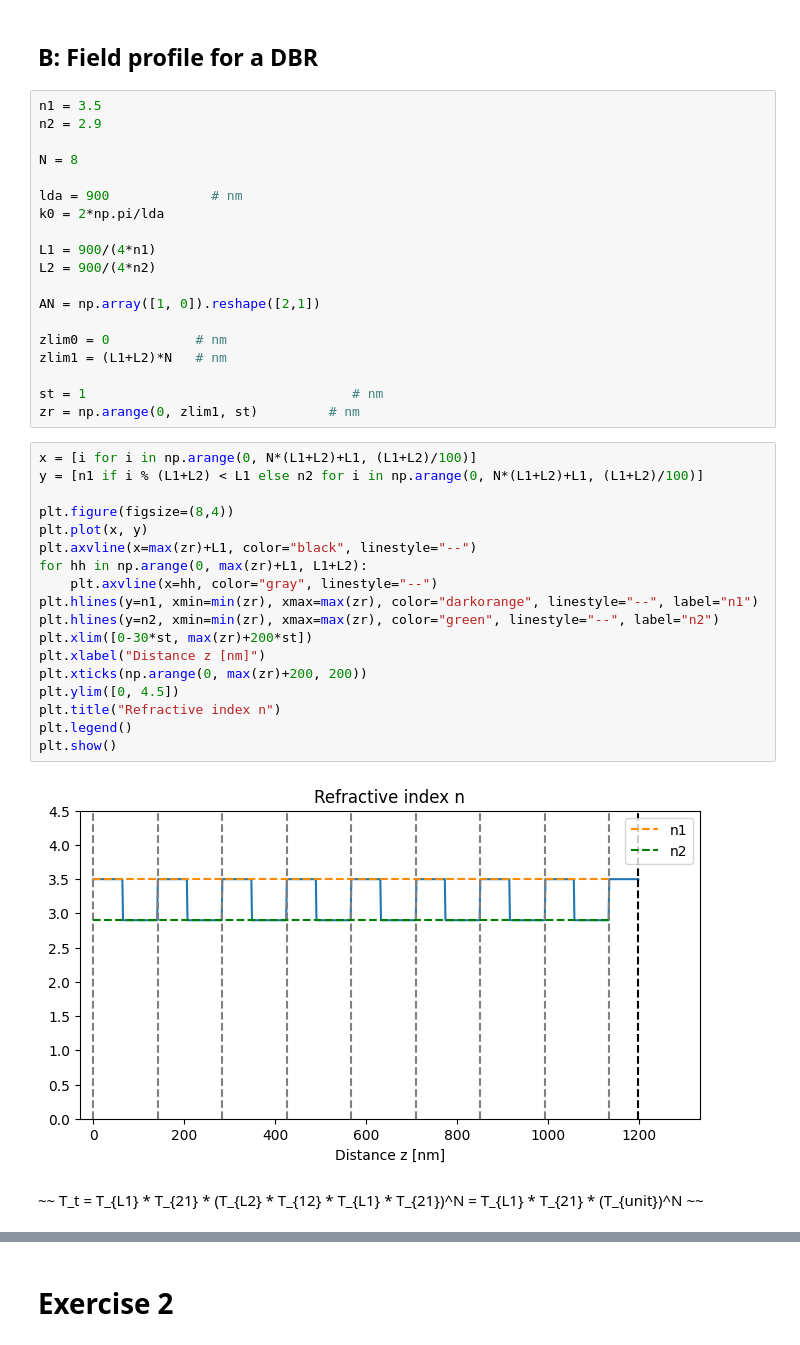
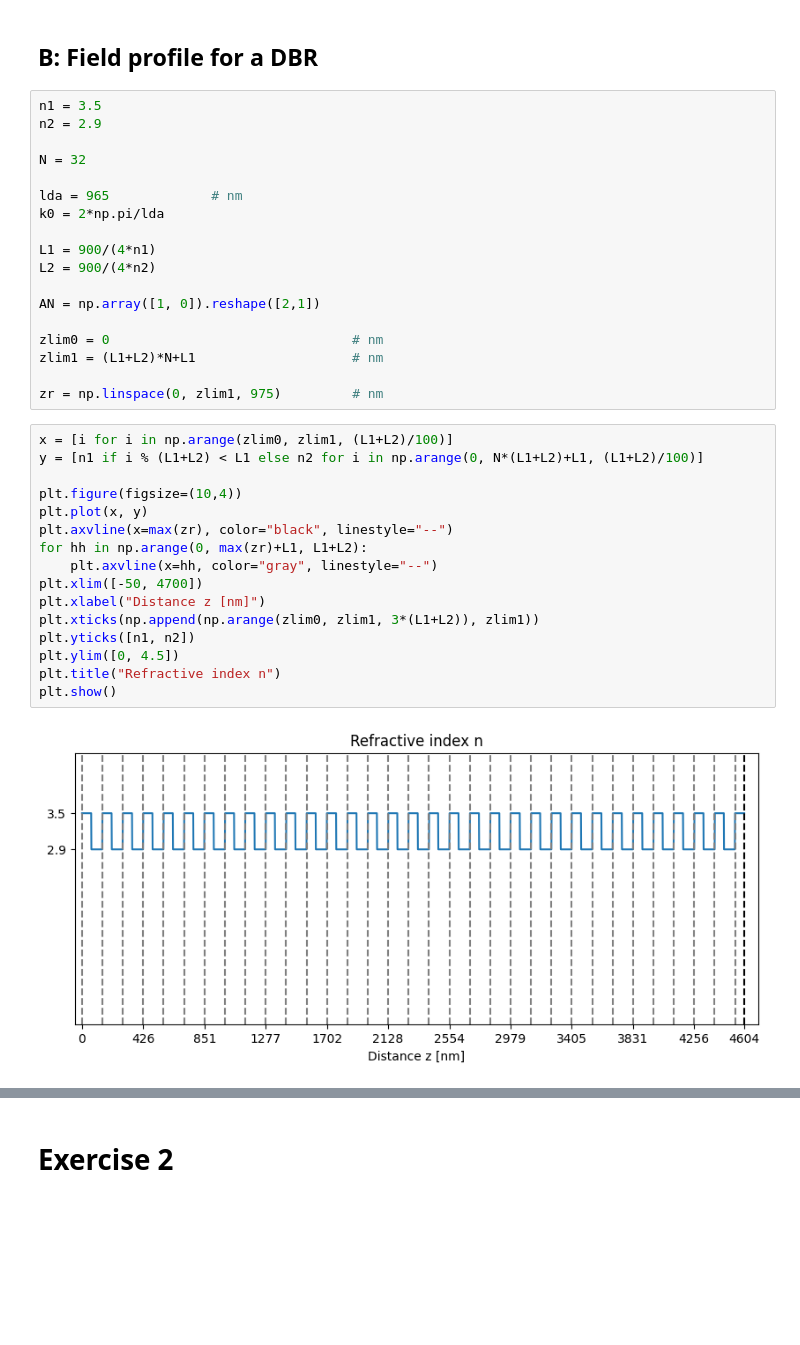
Before and after one commit to amcar-dtu/python-assignments, a Jupyter notebook: nano_opt_3.ipynb, the cells around one changed output, grey strips where cells are left out. Saved outputs shown, nothing was run; the diff lists cells and outputs as text; blank space fills up the shorter version.

```diff
--- a/nano_opt_3.ipynb
+++ b/nano_opt_3.ipynb
@@ -67,9 +67,9 @@ plt.show()
 n1 = 3.5
 n2 = 2.9
 
-N = 8
+N = 32
 
-lda = 900             # nm
+lda = 965             # nm
 k0 = 2*np.pi/lda
 
 L1 = 900/(4*n1)
@@ -77,30 +77,25 @@ L2 = 900/(4*n2)
 
 AN = np.array([1, 0]).reshape([2,1])
 
-zlim0 = 0           # nm
-zlim1 = (L1+L2)*N   # nm
+zlim0 = 0                               # nm
+zlim1 = (L1+L2)*N+L1                    # nm
 
-st = 1                                  # nm
-zr = np.arange(0, zlim1, st)         # nm
+zr = np.linspace(0, zlim1, 975)         # nm
 # %%
-x = [i for i in np.arange(0, N*(L1+L2)+L1, (L1+L2)/100)]
+x = [i for i in np.arange(zlim0, zlim1, (L1+L2)/100)]
 y = [n1 if i % (L1+L2) < L1 else n2 for i in np.arange(0, N*(L1+L2)+L1, (L1+L2)/100)]
 
-plt.figure(figsize=(8,4))
+plt.figure(figsize=(10,4))
 plt.plot(x, y)
-plt.axvline(x=max(zr)+L1, color="black", linestyle="--")
+plt.axvline(x=max(zr), color="black", linestyle="--")
 for hh in np.arange(0, max(zr)+L1, L1+L2):
     plt.axvline(x=hh, color="gray", linestyle="--")
-plt.hlines(y=n1, xmin=min(zr), xmax=max(zr), color="darkorange", linestyle="--", label="n1")
-plt.hlines(y=n2, xmin=min(zr), xmax=max(zr), color="green", linestyle="--", label="n2")
-plt.xlim([0-30*st, max(zr)+200*st])
+plt.xlim([-50, 4700])
 plt.xlabel("Distance z [nm]")
-plt.xticks(np.arange(0, max(zr)+200, 200))
+plt.xticks(np.append(np.arange(zlim0, zlim1, 3*(L1+L2)), zlim1))
+plt.yticks([n1, n2])
 plt.ylim([0, 4.5])
 plt.title("Refractive index n")
-plt.legend()
 plt.show()
 # %% [output]
-[figure, old version]
+[figure, new version]
-# %% [markdown]
-~~  T_t =  T_{L1} * T_{21} * (T_{L2} * T_{12} * T_{L1} * T_{21})^N = T_{L1} * T_{21} * (T_{unit})^N  ~~
```
Also changed, not shown: parts of 15 cells of this notebook, 2 other files.
